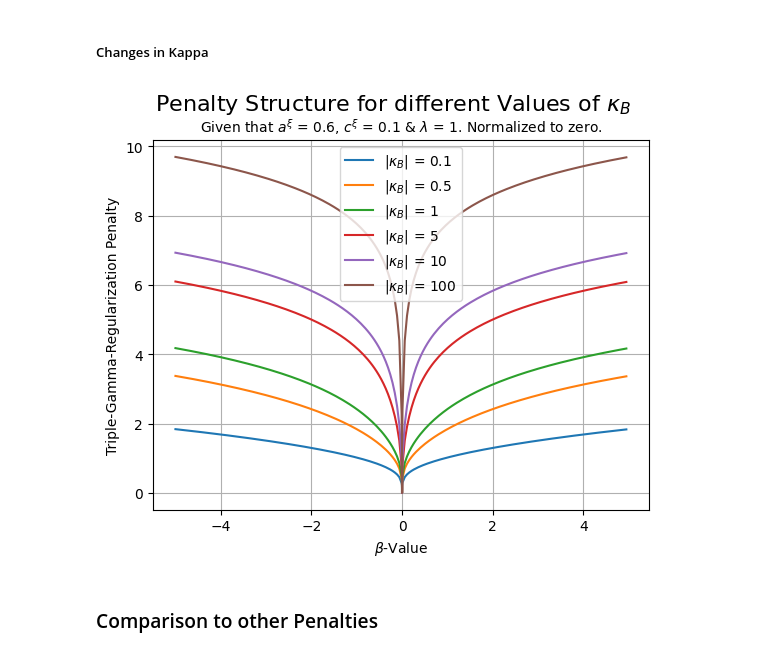
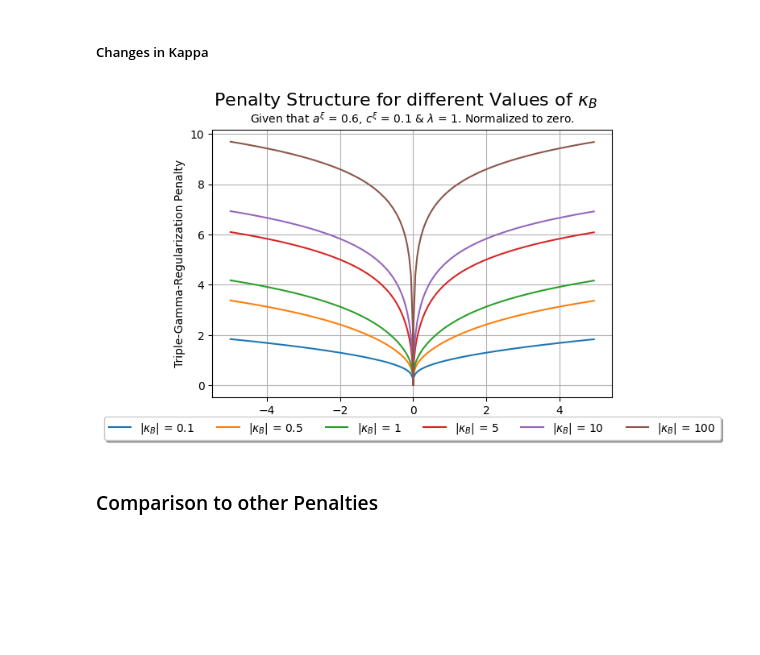
Before and after one commit to therealLucasPaul/MScThesis_Econ, a Jupyter notebook: 02_simulation/descriptive_grahps.ipynb, the cells around one changed output. Cells and saved outputs as stored; diff of their text form; code cells hidden in the pictures; blank space fills up the shorter version.

```diff
--- a/02_simulation/descriptive_grahps.ipynb
+++ b/02_simulation/descriptive_grahps.ipynb
@@ -158,30 +158,37 @@ plt.show()
 # %%
 ### Structure of the Penalty for different values in kappa
 # Set the some values for kappa (Given that kappa > 0) and the remaining parameters
 kappa_values = [0.1,0.5,1,5,10,100]
 a = 0.6
 c = 0.1
 lamda = 1
 
 # Plot the function log(-U(.,.,.)) for each value of kappa
 for kappa in kappa_values:
     y_values = list()
     for x in x_values:
         phi = (2*c)/((kappa**2)*a)
         y_value = lamda*(-1)*hyperu.log_hyperu(torch.tensor([[c+0.5]]),torch.tensor([[1.5-a]]),(torch.tensor([[x]])**2)/(2*phi))+hyperu.log_hyperu(torch.tensor([[c+0.5]]),torch.tensor([[1.5-a]]),torch.tensor([[0.0]]))
         y_values.append(y_value.item())
     plt.plot(x_values, y_values, label=f'$|\\kappa_B|$ = {kappa}')
 
 # Add labels and title
 plt.xlabel(f'$\\beta$-Value')
 plt.ylabel('Triple-Gamma-Regularization Penalty')
 plt.suptitle(f'Penalty Structure for different Values of $\\kappa_B$', fontsize=16)
 plt.title(f'Given that $a^\\xi$ = {a}, $c^\\xi$ = {c} & $\\lambda$ = {lamda}. Normalized to zero.', fontsize=10)
 plt.legend()
 plt.grid(True)
-plt.savefig("021_simulation_figures/TGPenalty_ChangeInKappa.png")
+# Place the legend below the plot
+ax = plt.subplot(111)
+box = ax.get_position()
+ax.set_position([box.x0, box.y0 + box.height * 0.1,
+                 box.width, box.height * 0.9])
+ax.legend(loc='upper center', bbox_to_anchor=(0.5, -0.05), fancybox=True, shadow=True, ncol=6)
+
+plt.savefig("021_simulation_figures/TGPenalty_ChangeInKappa.png", bbox_inches='tight')
 plt.show()
 # %% [output]
-[figure, old version]
+[figure, new version]
 # %% [markdown]
 ### Comparison to other Penalties
```
Also changed, not shown: parts of 3 cells of this notebook, 27 other files.
